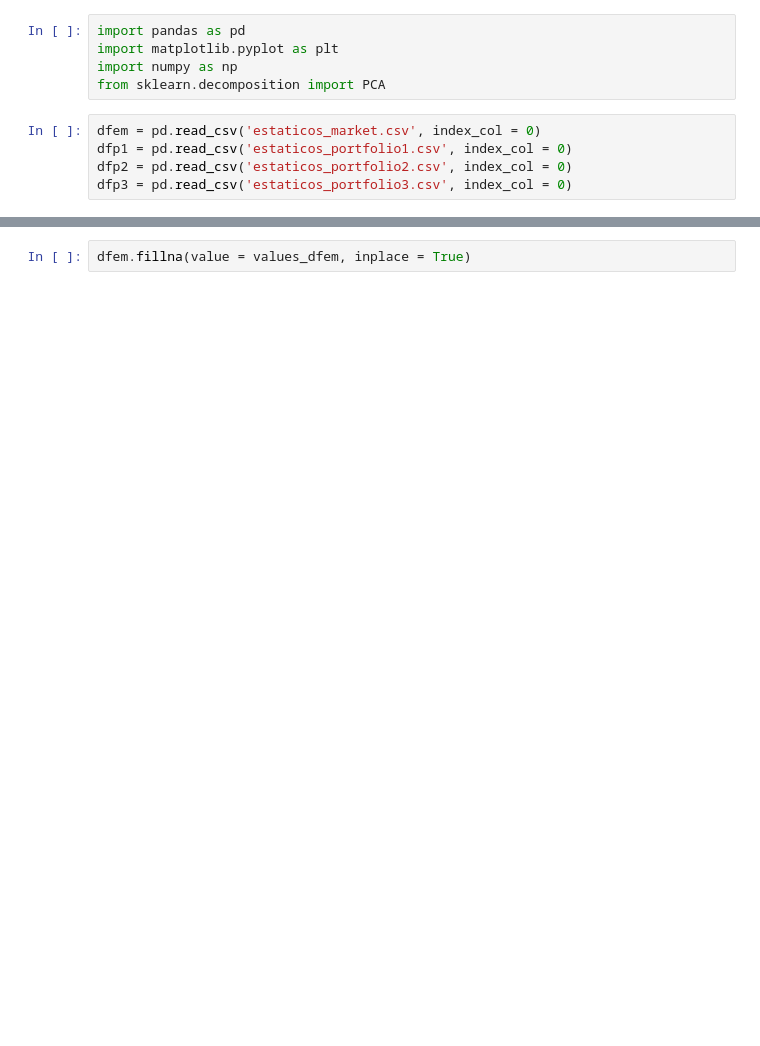
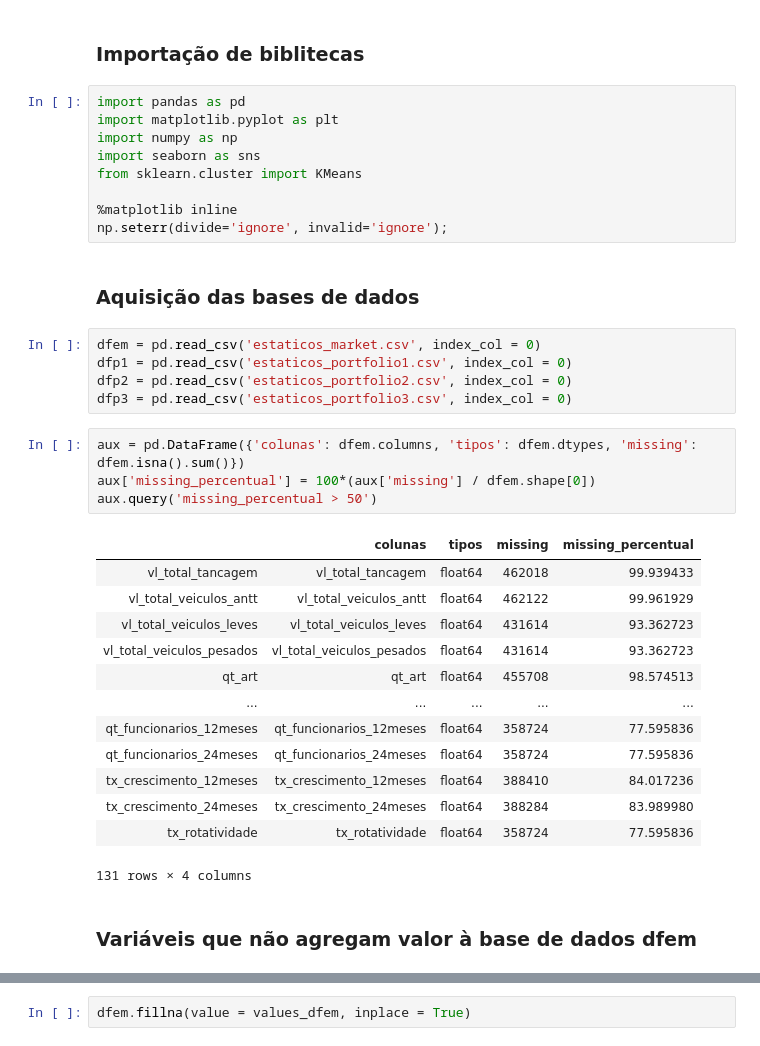
Before and after one commit to JonathanCostImp/Codenation, a Jupyter notebook: Desafio final/Desafio_final.ipynb, the cells around one changed output, grey strips where cells are left out. Drawn from its saved outputs; the diff is of its cells as text; blank space fills up the shorter version.

```diff
--- a/Desafio final/Desafio_final.ipynb
+++ b/Desafio final/Desafio_final.ipynb
@@ -1,13 +1,41 @@
+# %% [markdown]
+### Importação de biblitecas
 # %%
 import pandas as pd
 import matplotlib.pyplot as plt
 import numpy as np
-from sklearn.decomposition import PCA
+import seaborn as sns
+from sklearn.cluster import KMeans
+
+%matplotlib inline
+np.seterr(divide='ignore', invalid='ignore');
+# %% [markdown]
+### Aquisição das bases de dados
 # %%
 dfem = pd.read_csv('estaticos_market.csv', index_col = 0)
 dfp1 = pd.read_csv('estaticos_portfolio1.csv', index_col = 0)
 dfp2 = pd.read_csv('estaticos_portfolio2.csv', index_col = 0)
 dfp3 = pd.read_csv('estaticos_portfolio3.csv', index_col = 0)
+# %%
+aux = pd.DataFrame({'colunas': dfem.columns, 'tipos': dfem.dtypes, 'missing': dfem.isna().sum()})
+aux['missing_percentual'] = 100*(aux['missing'] / dfem.shape[0])
+aux.query('missing_percentual > 50')
+# %% [output]
+|  | colunas | tipos | missing | missing_percentual |
+| vl_total_tancagem | vl_total_tancagem | float64 | 462018 | 99.939433 |
+| vl_total_veiculos_antt | vl_total_veiculos_antt | float64 | 462122 | 99.961929 |
+| vl_total_veiculos_leves | vl_total_veiculos_leves | float64 | 431614 | 93.362723 |
+| vl_total_veiculos_pesados | vl_total_veiculos_pesados | float64 | 431614 | 93.362723 |
+| qt_art | qt_art | float64 | 455708 | 98.574513 |
+| ... | ... | ... | ... | ... |
+| qt_funcionarios_12meses | qt_funcionarios_12meses | float64 | 358724 | 77.595836 |
+| qt_funcionarios_24meses | qt_funcionarios_24meses | float64 | 358724 | 77.595836 |
+| tx_crescimento_12meses | tx_crescimento_12meses | float64 | 388410 | 84.017236 |
+| tx_crescimento_24meses | tx_crescimento_24meses | float64 | 388284 | 83.989980 |
+| tx_rotatividade | tx_rotatividade | float64 | 358724 | 77.595836 |
+131 rows × 4 columns
+# %% [markdown]
+### Variáveis que não agregam valor à base de dados dfem
 # %%
 colunas_para_tirar = ['qt_funcionarios_24meses', 'tx_crescimento_12meses', 'tx_crescimento_24meses', 'tx_rotatividade', 'max_meses_servicos',
 'min_meses_servicos', 'qt_funcionarios', 'qt_funcionarios_12meses', 'media_meses_servicos_all', 'max_meses_servicos_all', 'min_meses_servicos_all',
```
Also changed, not shown: parts of 31 cells of this notebook, 1 other file.
